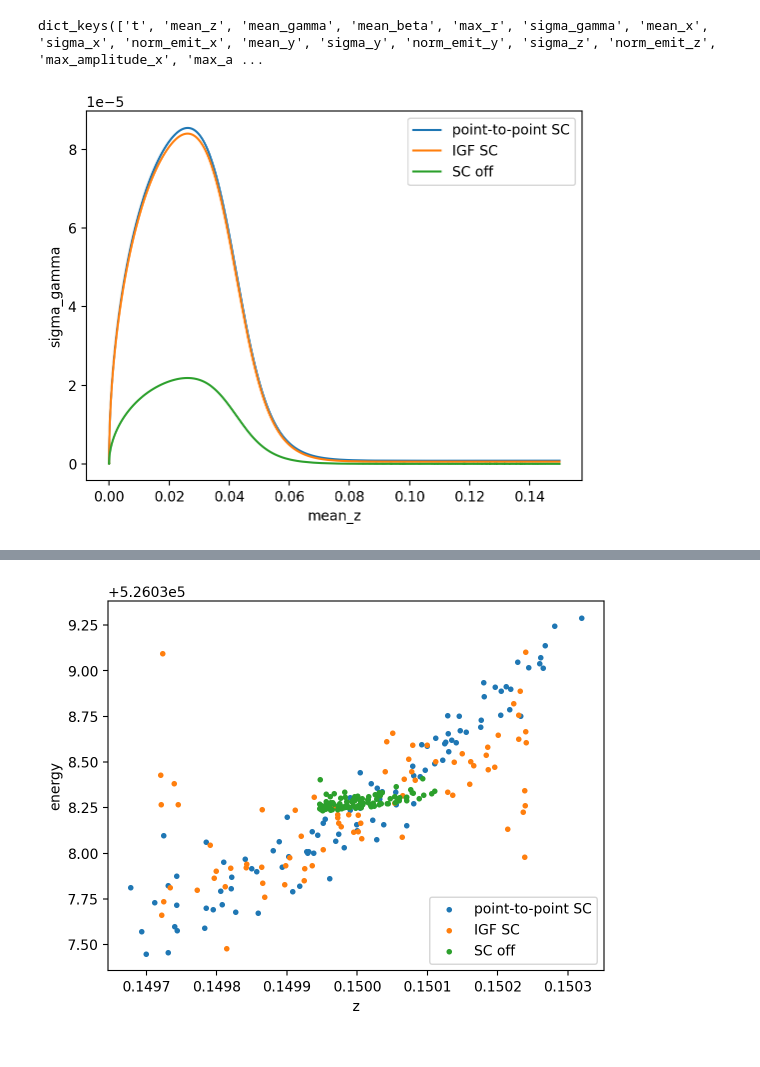
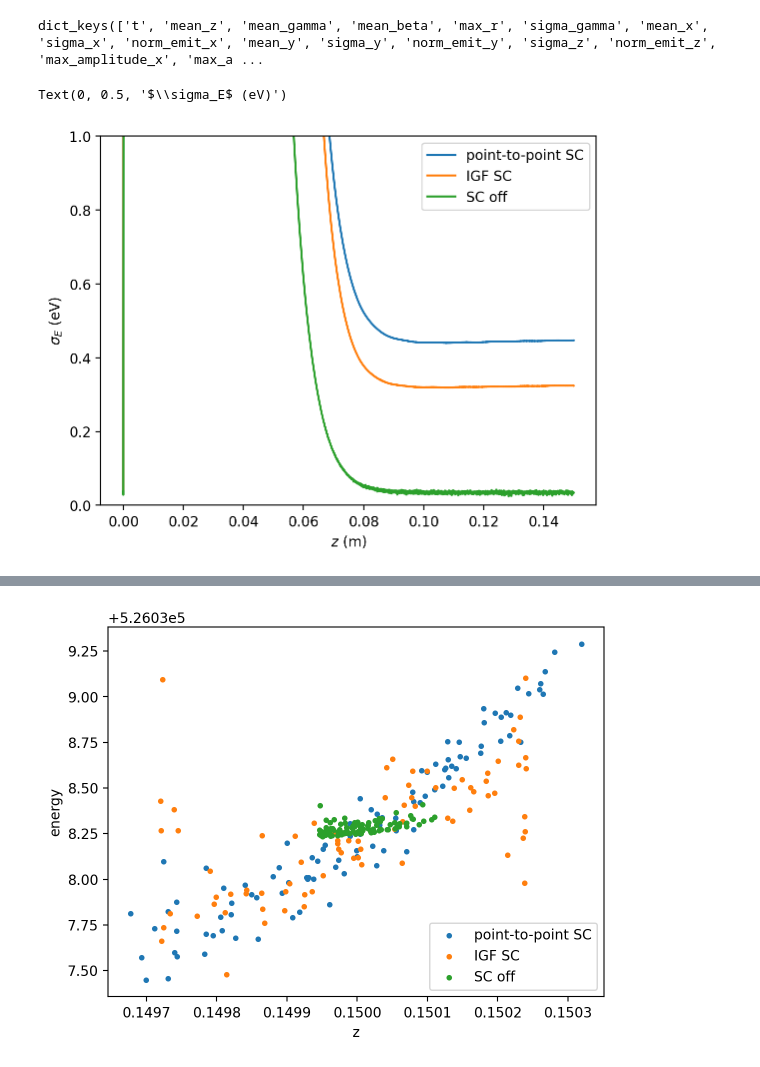
Before and after one commit to ChristopherMayes/lume-impact, a Jupyter notebook: docs/examples/point_to_point_spacecharge.ipynb, the cells around one changed output, grey strips where cells are left out. Saved outputs shown, nothing was run; the diff lists cells and outputs as text; code cells hidden in the pictures.

```diff
--- a/docs/examples/point_to_point_spacecharge.ipynb
+++ b/docs/examples/point_to_point_spacecharge.ipynb
@@ -201,14 +201,14 @@ Poff    = I0.particles['final_particles']
 Pon     = I1.particles['final_particles']
 PonIGF  = I2.particles['final_particles']
 # %%
-def compare_stats(k2, k1='mean_z'):
+def compare_stats(k2, k1='mean_z', scale1=1, scale2=1):
     fig, ax = plt.subplots()
     for I, label in (
         (I1, "point-to-point SC"),
         (I2, "IGF SC"),
         (I0, "SC off"),
     ):
-        ax.plot(I.stat(k1), I.stat(k2), label=label)
+        ax.plot(I.stat(k1)*scale1, I.stat(k2)*scale2, label=label)
     ax.set_xlabel(k1)
     ax.set_ylabel(k2)
     plt.legend()
@@ -219,8 +219,12 @@ compare_stats('sigma_x')
 I1.output['stats'].keys()
 # %% [output]
 dict_keys(['t', 'mean_z', 'mean_gamma', 'mean_beta', 'max_r', 'sigma_gamma', 'mean_x', 'sigma_x', 'norm_emit_x', 'mean_y', 'sigma_y', 'norm_emit_y', 'sigma_z', 'norm_emit_z', 'max_amplitude_x', 'max_a ...
-# %%
-compare_stats('sigma_gamma')
-# %% [output]
-[figure, removed]
+# %%
+compare_stats('sigma_gamma', scale2=mec2 )
+plt.ylim(0, 1)
+plt.xlabel(r'$z$ (m)')
+plt.ylabel(r'$\sigma_E$ (eV)')
+# %% [output]
+Text(0, 0.5, '$\\sigma_E$ (eV)')
+[figure, added]
 # %%
```
Also changed, not shown: parts of 7 cells of this notebook.
